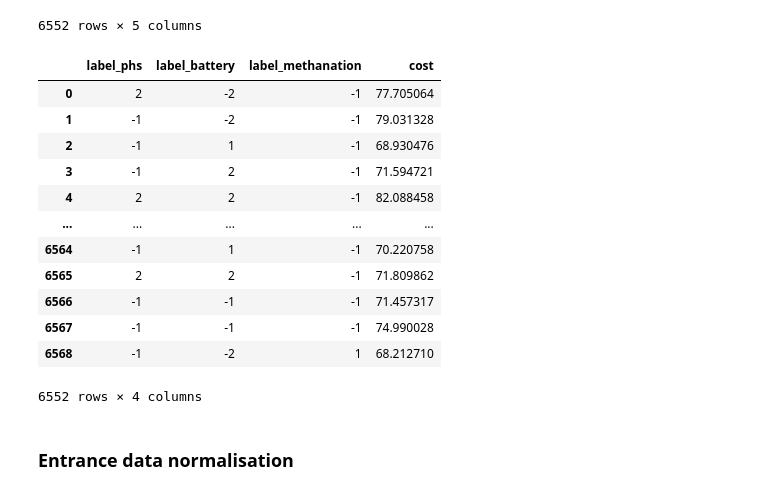
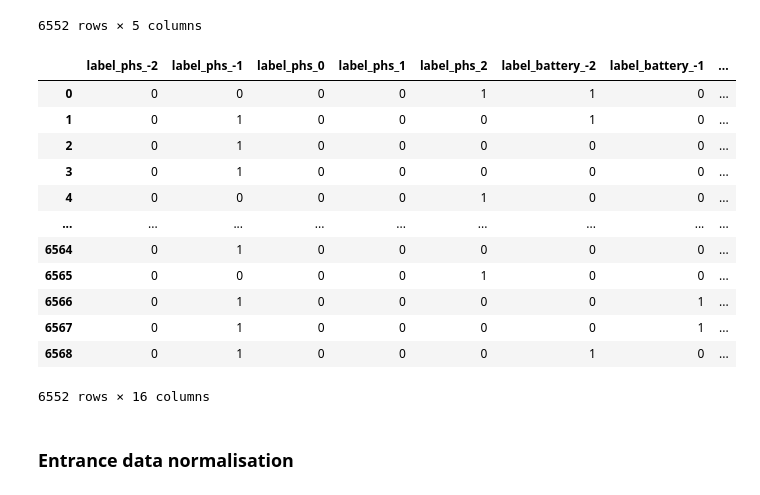
Before and after one commit to F1avie/EOLES_elecRES, a Jupyter notebook: Apprentissage-niveaux.ipynb, the cells around one changed output. Cells and saved outputs as stored; diff of their text form; code cells hidden in the pictures.

```diff
--- a/Apprentissage-niveaux.ipynb
+++ b/Apprentissage-niveaux.ipynb
@@ -100,0 +95,18 @@ data
+# %%
+data['label_phs'] = pd.Categorical(data['label_phs'],ordered=False)
+data['label_methanation'] = pd.Categorical(data['label_methanation'],ordered=False)
+data['label_battery'] = pd.Categorical(data['label_battery'],ordered=False)
+
+to_dum = ['label_phs', 'label_battery', 'label_methanation']
+quant_list = ['Electricity demand', 'production_nette', 'production stock', 'index',
+       'Stored phs', 'Stored battery', 'Stored methanation', 'days',
+       'cost_phs', 'cost_bat', 'cost_met', 'cost', 'Stored24phs',
+       'Stored24battery', 'Stored24methanation', 'stock_day_phs',
+       'stock_day_battery', 'stock_day_methanation']
+# Création de la dataframe train
+data_dum = pd.get_dummies(data[to_dum])
+print(data_dum)
+data_pasdum = data[quant_list]
+
+dfC = pd.concat([data_dum, data_pasdum],axis=1)
+dfC
@@ -288,22 +332,27 @@ X
 | 6568 | -55.72 | 31.444444 | 42.230914 | 79.885016 | 364 |
 6552 rows × 5 columns
 # %%
-Y = data[['label_phs', 'label_battery', 'label_methanation', 'cost']]
+
+Y = dfC[['label_phs_-2', 'label_phs_-1', 'label_phs_0', 'label_phs_1',
+       'label_phs_2', 'label_battery_-2', 'label_battery_-1',
+       'label_battery_0', 'label_battery_1', 'label_battery_2',
+       'label_methanation_-2', 'label_methanation_-1', 'label_methanation_0',
+       'label_methanation_1', 'label_methanation_2','cost']]
 Y
 # %% [output]
-|  | label_phs | label_battery | label_methanation | cost |
-| 0 | 2 | -2 | -1 | 77.705064 |
-| 1 | -1 | -2 | -1 | 79.031328 |
-| 2 | -1 | 1 | -1 | 68.930476 |
-| 3 | -1 | 2 | -1 | 71.594721 |
-| 4 | 2 | 2 | -1 | 82.088458 |
-| ... | ... | ... | ... | ... |
-| 6564 | -1 | 1 | -1 | 70.220758 |
-| 6565 | 2 | 2 | -1 | 71.809862 |
-| 6566 | -1 | -1 | -1 | 71.457317 |
-| 6567 | -1 | -1 | -1 | 74.990028 |
-| 6568 | -1 | -2 | 1 | 68.212710 |
+|  | label_phs_-2 | label_phs_-1 | label_phs_0 | label_phs_1 | label_phs_2 | label_battery_-2 | label_battery_-1 | ... |
+| 0 | 0 | 0 | 0 | 0 | 1 | 1 | 0 | ... |
+| 1 | 0 | 1 | 0 | 0 | 0 | 1 | 0 | ... |
+| 2 | 0 | 1 | 0 | 0 | 0 | 0 | 0 | ... |
+| 3 | 0 | 1 | 0 | 0 | 0 | 0 | 0 | ... |
+| 4 | 0 | 0 | 0 | 0 | 1 | 0 | 0 | ... |
+| ... | ... | ... | ... | ... | ... | ... | ... | ... |
+| 6564 | 0 | 1 | 0 | 0 | 0 | 0 | 0 | ... |
+| 6565 | 0 | 0 | 0 | 0 | 1 | 0 | 0 | ... |
+| 6566 | 0 | 1 | 0 | 0 | 0 | 0 | 1 | ... |
+| 6567 | 0 | 1 | 0 | 0 | 0 | 0 | 1 | ... |
+| 6568 | 0 | 1 | 0 | 0 | 0 | 1 | 0 | ... |
-6552 rows × 4 columns
+6552 rows × 16 columns
 # %% [markdown]
 ### Entrance data normalisation
 # %%
```
Also changed, not shown: parts of 30 cells of this notebook.
